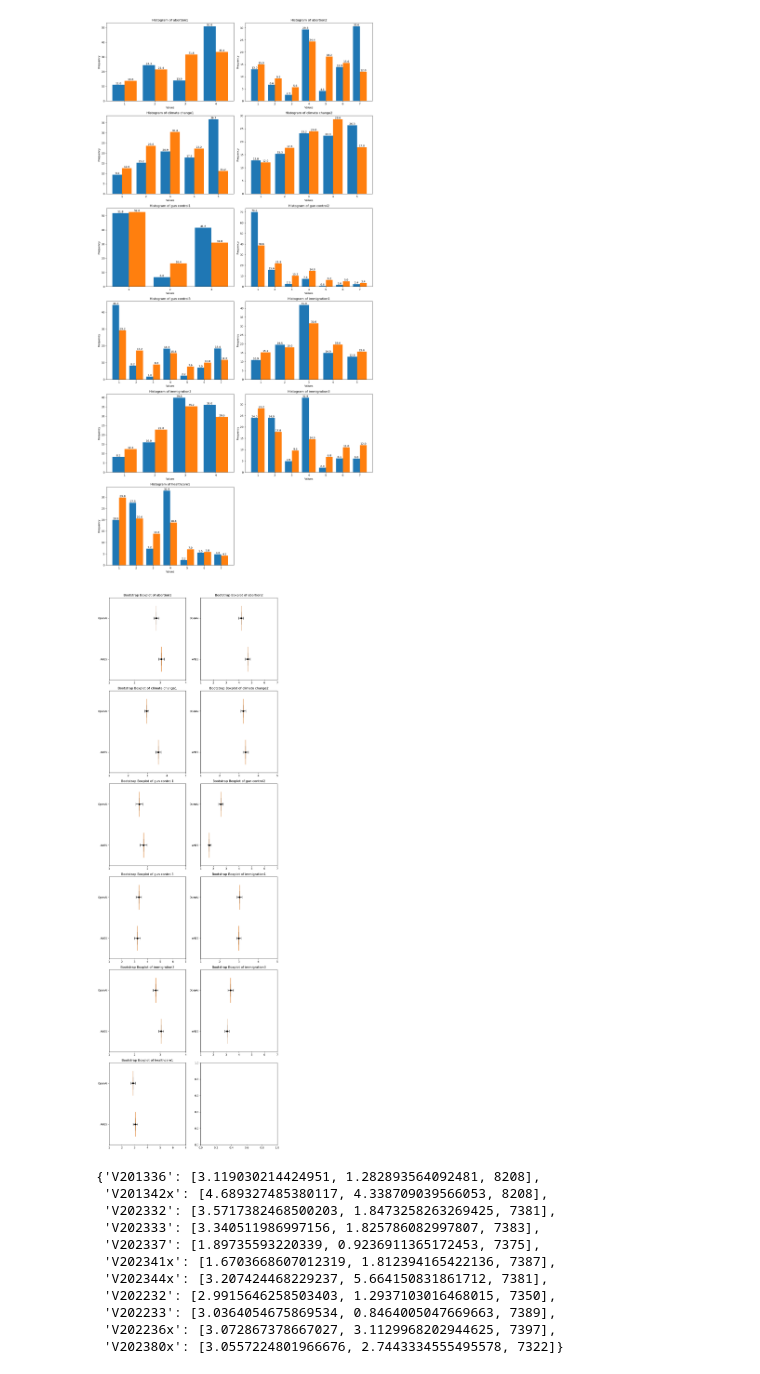
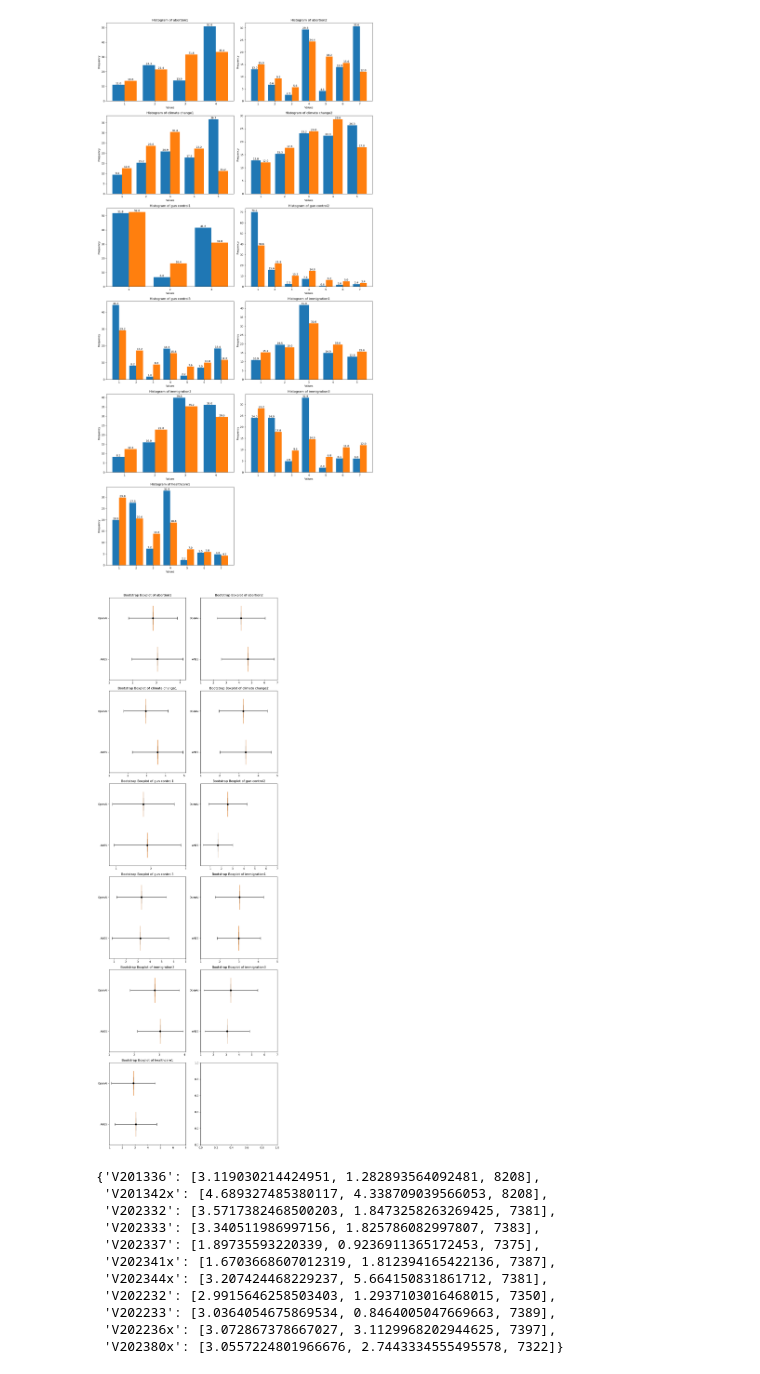
Before and after one commit to adrianruhe/SILLM-Project, a Jupyter notebook: evaluation.ipynb, the cells around one changed output. Cells and saved outputs as stored; diff of their text form; code cells hidden in the pictures.

```diff
--- a/evaluation.ipynb
+++ b/evaluation.ipynb
@@ -45,12 +45,12 @@ with open(filename, "r") as f:
 
 #Result objects OS
 # %%
-num_plots = len(mean_var)
+num_plots = len(questcode_topic)
 num_cols = 2
 num_rows = math.ceil(num_plots / num_cols)  # Round up to the nearest integer
 fig, axs = plt.subplots(num_rows, num_cols, figsize=(15, 5*num_rows))
 
-for idx, (key, values) in enumerate(mean_var.items()):
+for idx, (key, values) in enumerate(questcode_topic.items()):
     try:
         valid_ans = anes[anes[key] > 0]
         issue = questcode_topic[key]
@@ -94,12 +94,14 @@ plt.show()
 # %%
 def bootstrap(data, num_iterations=1000):
     bootstrapped_means = []
+    bootstrapped_stds = []
     total_samples = np.sum(data)
     for _ in range(num_iterations):
         bootstrap_sample = np.random.choice(np.arange(1, len(data) + 1), size=int(total_samples), replace=True, p=data/np.sum(data))
         bootstrapped_means.append(np.mean(bootstrap_sample))
+        bootstrapped_stds.append(np.std(bootstrap_sample))
 
-    return bootstrapped_means
+    return bootstrapped_means, bootstrapped_stds
 # %%
 num_plots = len(questcode_topic)
 num_cols = 2
@@ -109,40 +111,39 @@ fig, axs = plt.subplots(num_rows, num_cols, figsize=(10, 5*num_rows))
 for idx, (key, issue) in enumerate(questcode_topic.items()):
 
         #Extract Anes data results
         valid_ans = anes[anes[key] > 0]
         #num_answers = len(valid_ans[key].unique())
         labels, counts = np.unique(valid_ans[key].to_numpy(), return_counts=True)
         counts_anes = np.around((counts / np.sum(counts)) * 100, 1)
         #Extract OpenAI data results
         counts_ai = np.array(list(openai_ans_zero[key][-1].values()))  # Ensure one-dimensional array
 
         # Perform bootstrap for OpenAI and ANES data
-        bootstrapped_means_anes = bootstrap(counts_anes)
-        bootstrapped_means_ai = bootstrap(counts_ai)
+        bootstrapped_means_anes, std_anes = bootstrap(counts_anes)
+        bootstrapped_means_ai, std_ai = bootstrap(counts_ai)
 
         # Calculate mean and standard deviation
         mean_anes = np.mean(bootstrapped_means_anes)
         mean_ai = np.mean(bootstrapped_means_ai)
-
-        std_anes = np.std(bootstrapped_means_anes)
-        std_ai = np.std(bootstrapped_means_ai)
+        mean_std_anes = np.mean(std_anes)
+        mean_std_ai = np.mean(std_ai)
 
         row = idx // num_cols
         col = idx % num_cols
 
         # Plot boxplots with error bars for OpenAI and ANES
         axs[row, col].boxplot([[mean_anes], [mean_ai]], vert=False, positions=[0, 1], widths=0.6, patch_artist=True)
-        axs[row, col].errorbar([mean_anes, mean_ai], [0, 1], xerr=[std_anes, std_ai], fmt='o', color='black', capsize=5)
+        axs[row, col].errorbar([mean_anes, mean_ai], [0, 1], xerr=[mean_std_anes, mean_std_ai], fmt='o', color='black', capsize=5)
         axs[row, col].set_yticks([0, 1])
         axs[row, col].set_yticklabels(['ANES', 'OpenAI'])
 
         axs[row, col].set_xticks(np.arange(1, len(counts_anes) + 1))
         axs[row, col].set_title('Bootstrap Boxplot of {}'.format(issue))
 
 plt.tight_layout()
 plt.show()
 # %% [output]
-[figure, old version]
+[figure, new version]
 # %%
 mean_var = {}
 
```
